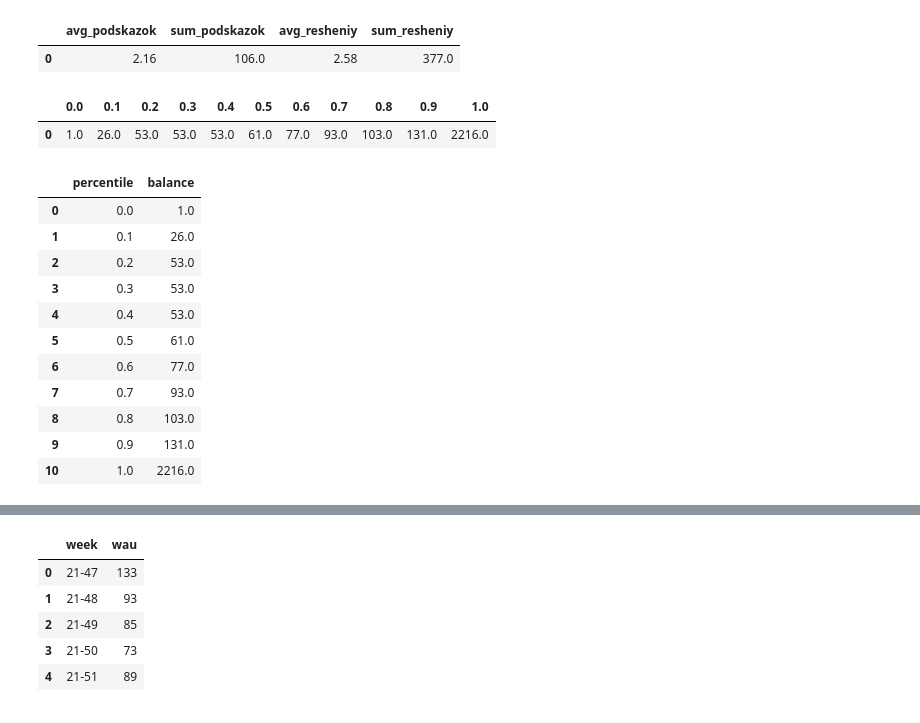
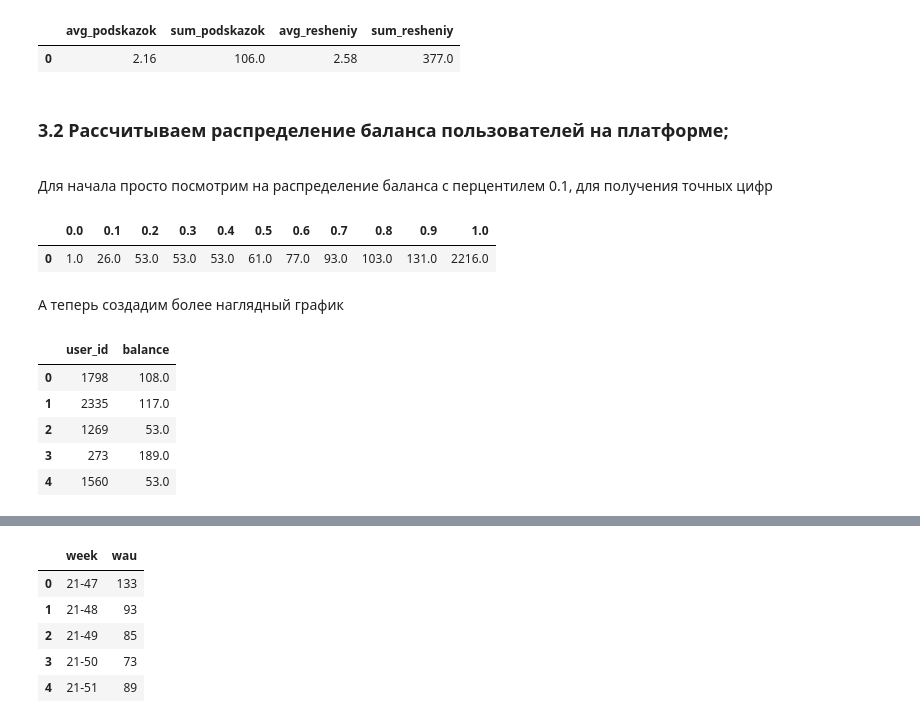
Before and after one commit to BeNormalPlease/Portfolio-Projects, a Jupyter notebook: SQL Unit-Analysis/SQL_unit_economic.ipynb, the cells around one changed output, grey strips where cells are left out. Saved outputs shown, nothing was run; the diff lists cells and outputs as text; code cells hidden in the pictures.

```diff
--- a/SQL Unit-Analysis/SQL_unit_economic.ipynb
+++ b/SQL Unit-Analysis/SQL_unit_economic.ipynb
@@ -177,4 +180,9 @@ pd.io.sql.read_sql(bought_sol_hint, con = engine)
 # %% [output]
 |  | avg_podskazok | sum_podskazok | avg_resheniy | sum_resheniy |
 | 0 | 2.16 | 106.0 | 2.58 | 377.0 |
+# %% [markdown]
+### 3.2 Рассчитываем распределение баланса пользователей на платформе;
+<a id='part_3.2'></a>
+# %% [markdown]
+Для начала просто посмотрим на распределение баланса с перцентилем 0.1, для получения точных цифр
 # %%
@@ -222,19 +227,40 @@ bal
 # %% [output]
 |  | 0.0 | 0.1 | 0.2 | 0.3 | 0.4 | 0.5 | 0.6 | 0.7 | 0.8 | 0.9 | 1.0 |
 | 0 | 1.0 | 26.0 | 53.0 | 53.0 | 53.0 | 61.0 | 77.0 | 93.0 | 103.0 | 131.0 | 2216.0 |
+# %% [markdown]
+А теперь создадим более наглядный график
 # %%
-balance_long = bal.melt(var_name = 'percentile', value_name = 'balance')
-balance_long
+balance = '''
+WITH balance as(
+    SELECT user_id,
+           SUM(value)*-1 as value
+    FROM "transaction"
+    WHERE value <=500
+    AND user_id > 94
+    AND type_id BETWEEN 23 AND 27
+    GROUP BY 1
+    UNION
+    SELECT user_id,
+           SUM(value) as value
+    FROM "transaction"
+    WHERE value <=500
+    AND user_id > 94
+    AND type_id BETWEEN 2 AND 22
+    GROUP BY 1),
+prep as(
+    SELECT user_id,
+           SUM(value) as balance
+    FROM balance
+    GROUP BY 1
+    HAVING SUM(value)>0)
+SELECT * FROM prep
+'''
+bal = pd.io.sql.read_sql(balance, con = engine)
+bal.head(5)
 # %% [output]
-|  | percentile | balance |
-| 0 | 0.0 | 1.0 |
-| 1 | 0.1 | 26.0 |
-| 2 | 0.2 | 53.0 |
-| 3 | 0.3 | 53.0 |
-| 4 | 0.4 | 53.0 |
-| 5 | 0.5 | 61.0 |
-| 6 | 0.6 | 77.0 |
-| 7 | 0.7 | 93.0 |
-| 8 | 0.8 | 103.0 |
-| 9 | 0.9 | 131.0 |
-| 10 | 1.0 | 2216.0 |
+|  | user_id | balance |
+| 0 | 1798 | 108.0 |
+| 1 | 2335 | 117.0 |
+| 2 | 1269 | 53.0 |
+| 3 | 273 | 189.0 |
+| 4 | 1560 | 53.0 |
```
Also changed, not shown: parts of 38 cells of this notebook.
